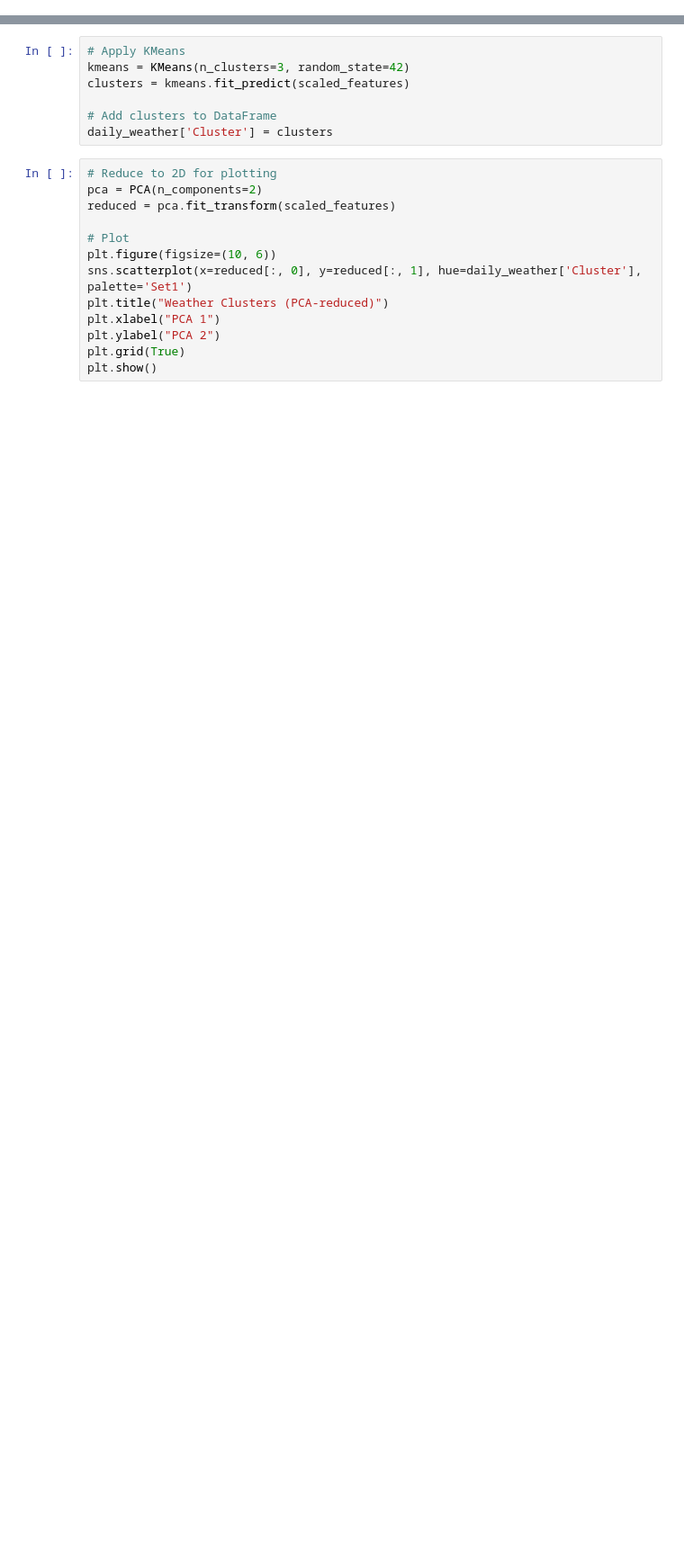
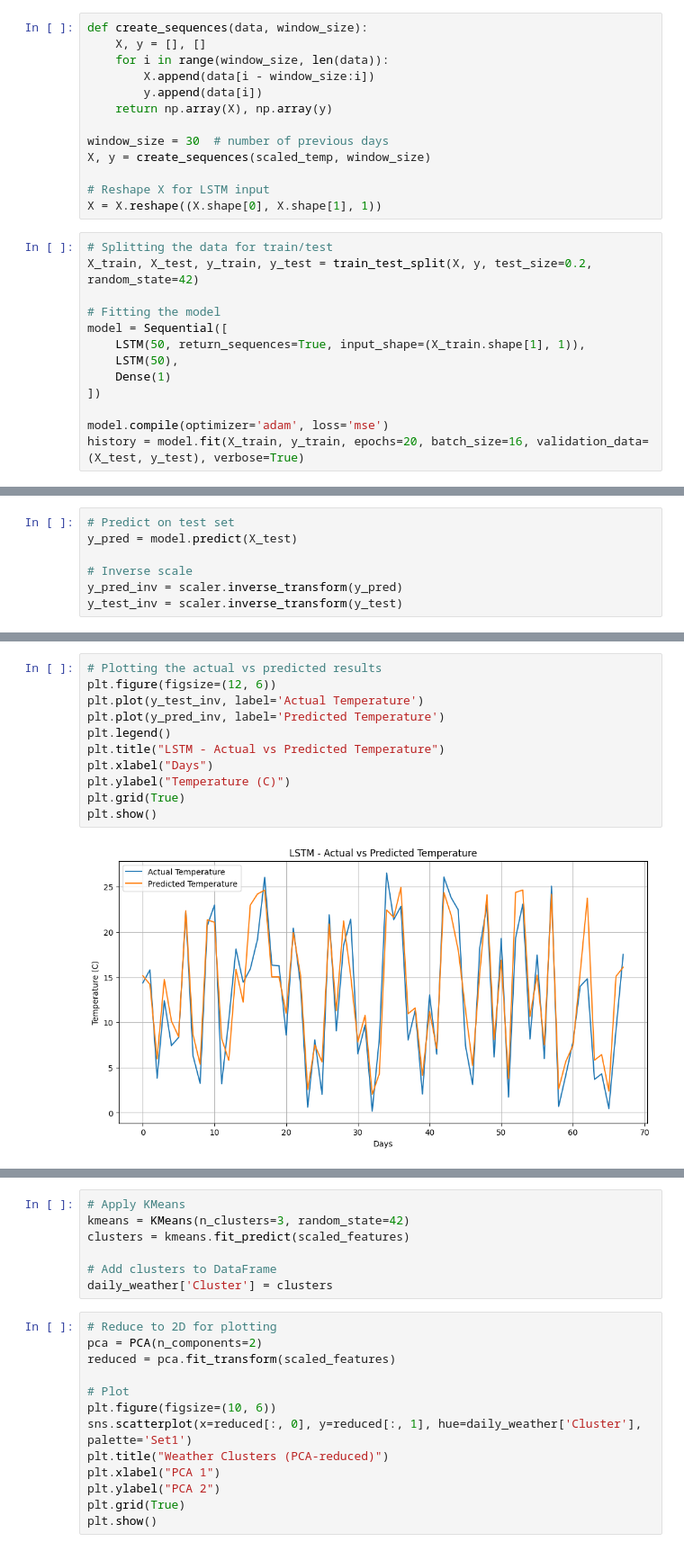
Before and after one commit to RinorRexhaj/Weather-Forecast, a Jupyter notebook: Project.ipynb, the cells around one changed output, grey strips where cells are left out. Shown at 90% size. Cells and saved outputs as stored; diff of their text form; blank space fills up the shorter version.

```diff
--- a/Project.ipynb
+++ b/Project.ipynb
@@ -251,0 +260,26 @@ plt.show()
+# %%
+def create_sequences(data, window_size):
+    X, y = [], []
+    for i in range(window_size, len(data)):
+        X.append(data[i - window_size:i])
+        y.append(data[i])
+    return np.array(X), np.array(y)
+
+window_size = 30  # number of previous days
+X, y = create_sequences(scaled_temp, window_size)
+
+# Reshape X for LSTM input
+X = X.reshape((X.shape[0], X.shape[1], 1))
+# %%
+# Splitting the data for train/test
+X_train, X_test, y_train, y_test = train_test_split(X, y, test_size=0.2, random_state=42)
+
+# Fitting the model
+model = Sequential([
+    LSTM(50, return_sequences=True, input_shape=(X_train.shape[1], 1)),
+    LSTM(50),
+    Dense(1)
+])
+
+model.compile(optimizer='adam', loss='mse')
+history = model.fit(X_train, y_train, epochs=20, batch_size=16, validation_data=(X_test, y_test), verbose=True)
@@ -251,0 +305,7 @@ plt.show()
+# %%
+# Predict on test set
+y_pred = model.predict(X_test)
+
+# Inverse scale
+y_pred_inv = scaler.inverse_transform(y_pred)
+y_test_inv = scaler.inverse_transform(y_test)
@@ -251,0 +314,13 @@ plt.show()
+# %%
+# Plotting the actual vs predicted results
+plt.figure(figsize=(12, 6))
+plt.plot(y_test_inv, label='Actual Temperature')
+plt.plot(y_pred_inv, label='Predicted Temperature')
+plt.legend()
+plt.title("LSTM - Actual vs Predicted Temperature")
+plt.xlabel("Days")
+plt.ylabel("Temperature (C)")
+plt.grid(True)
+plt.show()
+# %% [output]
+[figure, added]
```
Also changed, not shown: parts of 25 cells of this notebook, 1 other file.
